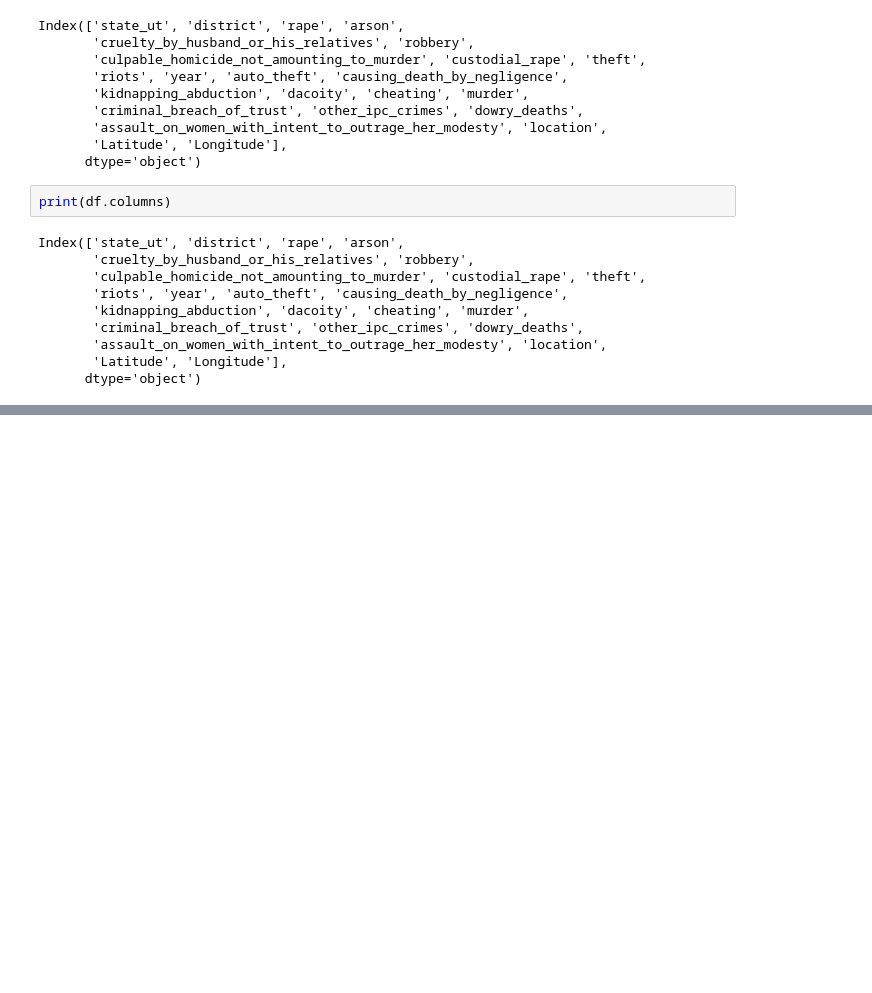
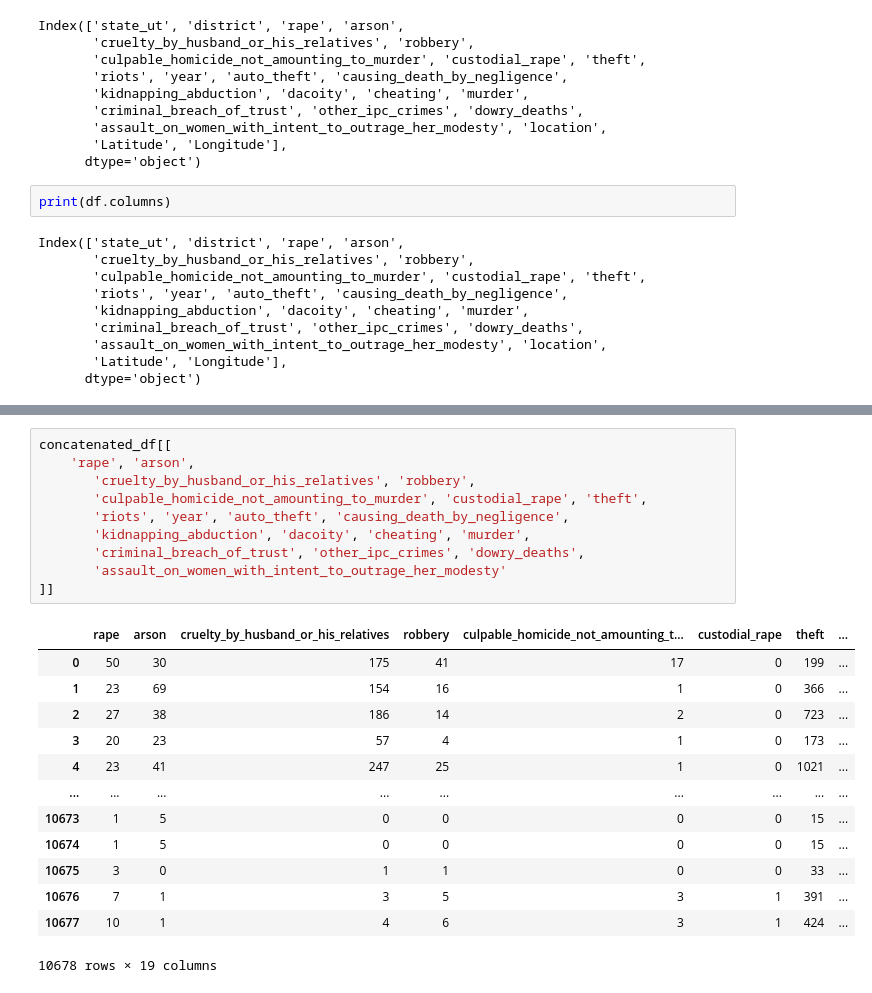
Before and after one commit to PriyaSingh03/CrimeMapping, a Jupyter notebook: data/crimes/notebooks_crime/crime_notebook.ipynb, the cells around one changed output, grey strips where cells are left out. Drawn from its saved outputs; the diff is of its cells as text; blank space fills up the shorter version.

```diff
--- a/data/crimes/notebooks_crime/crime_notebook.ipynb
+++ b/data/crimes/notebooks_crime/crime_notebook.ipynb
@@ -191,0 +220,24 @@ Index(['state_ut', 'district', 'rape', 'arson',
+# %%
+concatenated_df[[
+    'rape', 'arson',
+       'cruelty_by_husband_or_his_relatives', 'robbery',
+       'culpable_homicide_not_amounting_to_murder', 'custodial_rape', 'theft',
+       'riots', 'year', 'auto_theft', 'causing_death_by_negligence',
+       'kidnapping_abduction', 'dacoity', 'cheating', 'murder',
+       'criminal_breach_of_trust', 'other_ipc_crimes', 'dowry_deaths',
+       'assault_on_women_with_intent_to_outrage_her_modesty'
+]]
+# %% [output]
+|  | rape | arson | cruelty_by_husband_or_his_relatives | robbery | culpable_homicide_not_amounting_t... | custodial_rape | theft | ... |
+| 0 | 50 | 30 | 175 | 41 | 17 | 0 | 199 | ... |
+| 1 | 23 | 69 | 154 | 16 | 1 | 0 | 366 | ... |
+| 2 | 27 | 38 | 186 | 14 | 2 | 0 | 723 | ... |
+| 3 | 20 | 23 | 57 | 4 | 1 | 0 | 173 | ... |
+| 4 | 23 | 41 | 247 | 25 | 1 | 0 | 1021 | ... |
+| ... | ... | ... | ... | ... | ... | ... | ... | ... |
+| 10673 | 1 | 5 | 0 | 0 | 0 | 0 | 15 | ... |
+| 10674 | 1 | 5 | 0 | 0 | 0 | 0 | 15 | ... |
+| 10675 | 3 | 0 | 1 | 1 | 0 | 0 | 33 | ... |
+| 10676 | 7 | 1 | 3 | 5 | 3 | 1 | 391 | ... |
+| 10677 | 10 | 1 | 4 | 6 | 3 | 1 | 424 | ... |
+10678 rows × 19 columns
```
Also changed, not shown: parts of 2 cells of this notebook, 1 other file.
